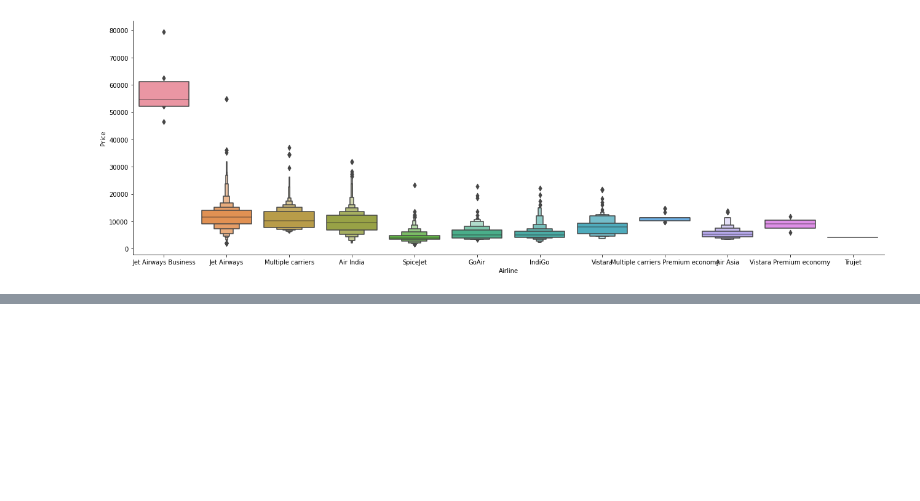
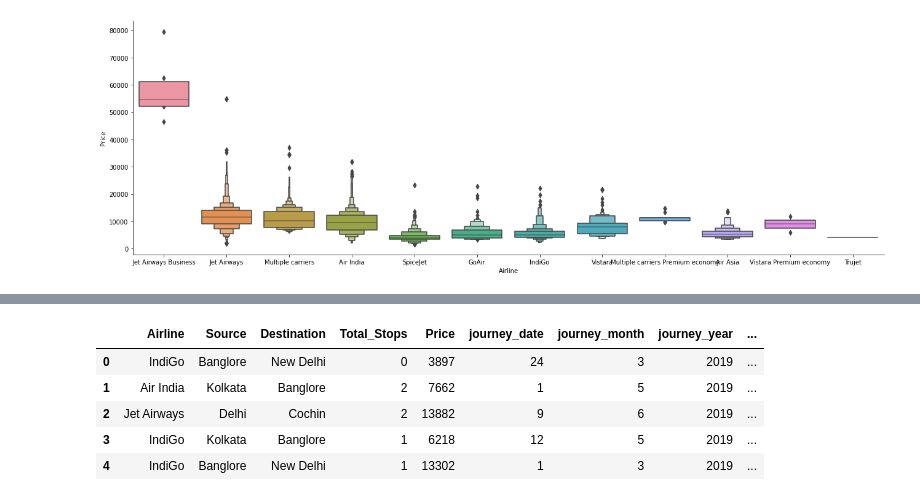
Before and after one commit to chandansinghthakur/flight_price_prediction, a Jupyter notebook: Flight_price_prediction_EDA.ipynb, the cells around one changed output, grey strips where cells are left out. Saved outputs shown, nothing was run; the diff lists cells and outputs as text; code cells hidden in the pictures; blank space fills up the shorter version.

```diff
--- a/Flight_price_prediction_EDA.ipynb
+++ b/Flight_price_prediction_EDA.ipynb
@@ -432,0 +475,11 @@ plt.show()
+# %%
+df['Total_Stops'].value_counts()
+df.replace({'non-stop':0, '1 stop':1, '2 stops':2, '3 stops':3, '4 stops':4}, inplace=True)
+df.head()
+# %% [output]
+|  | Airline | Source | Destination | Total_Stops | Price | journey_date | journey_month | journey_year | ... |
+| 0 | IndiGo | Banglore | New Delhi | 0 | 3897 | 24 | 3 | 2019 | ... |
+| 1 | Air India | Kolkata | Banglore | 2 | 7662 | 1 | 5 | 2019 | ... |
+| 2 | Jet Airways | Delhi | Cochin | 2 | 13882 | 9 | 6 | 2019 | ... |
+| 3 | IndiGo | Kolkata | Banglore | 1 | 6218 | 12 | 5 | 2019 | ... |
+| 4 | IndiGo | Banglore | New Delhi | 1 | 13302 | 1 | 3 | 2019 | ... |
```
Also changed, not shown: parts of 13 cells of this notebook.
